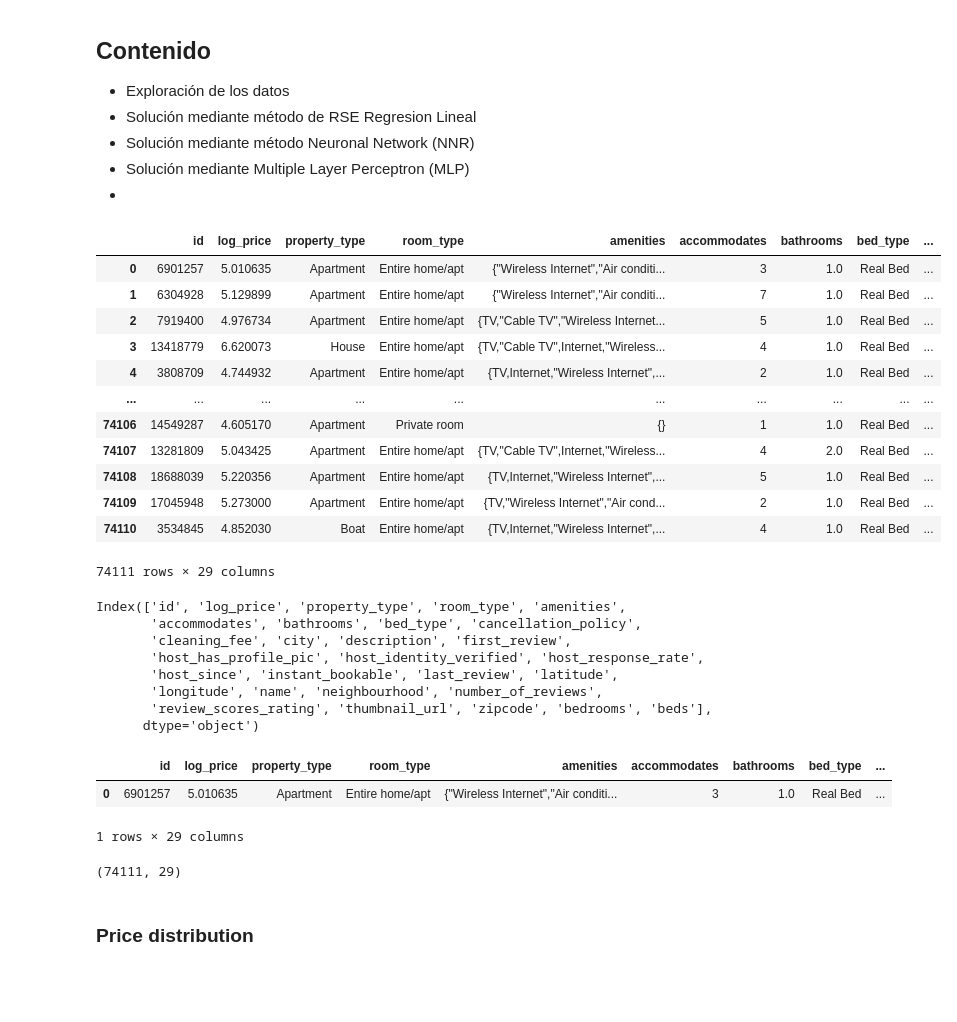
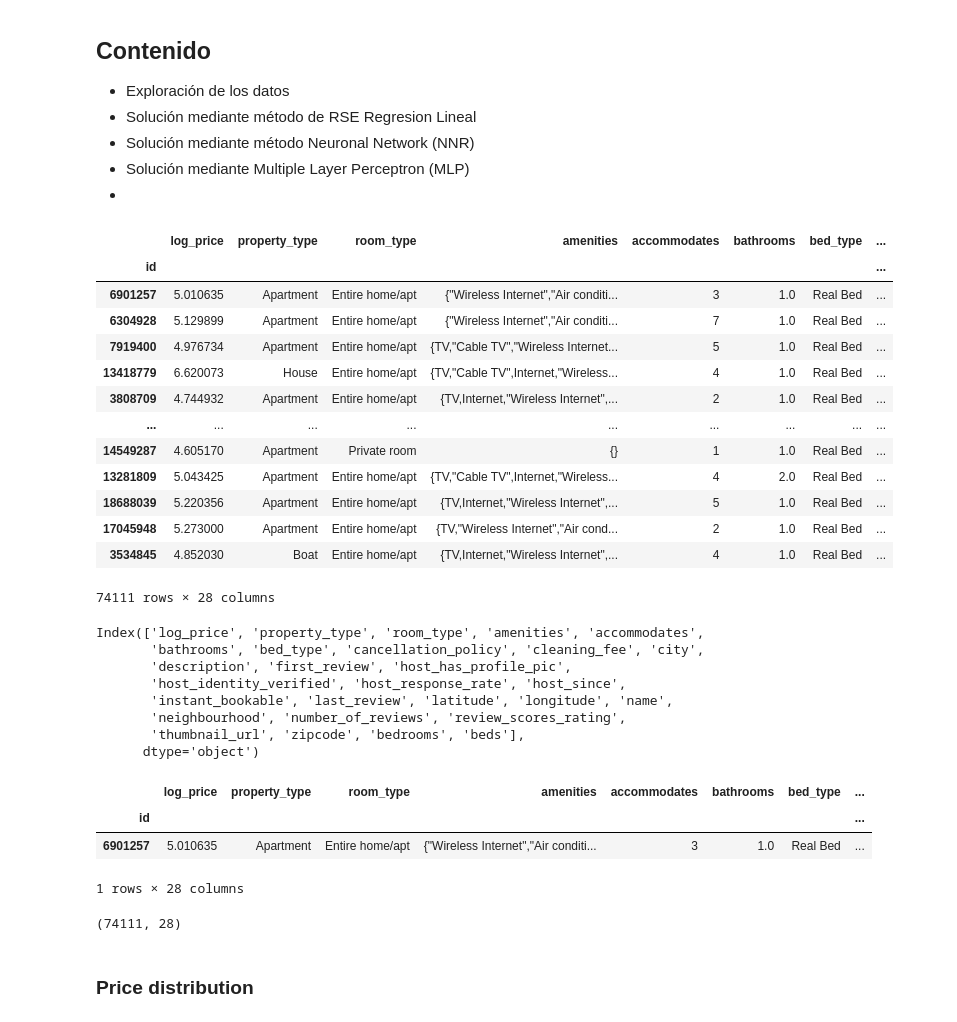
Before and after one commit to MrtC101/ia2, a Jupyter notebook: 9-NeuronalNetworkRegression.ipynb, the cells around one changed output. Drawn from its saved outputs; the diff is of its cells as text; code cells hidden in the pictures; blank space fills up the shorter version.

```diff
--- a/9-NeuronalNetworkRegression.ipynb
+++ b/9-NeuronalNetworkRegression.ipynb
@@ -15,43 +15,45 @@ import numpy as np
 import pandas as pd
 import matplotlib as mpt
 # %%
-df = pd.read_csv('./train.csv')
+df = pd.read_csv('./train.csv',index_col="id")
 df
 # %% [output]
-|  | id | log_price | property_type | room_type | amenities | accommodates | bathrooms | bed_type | ... |
-| 0 | 6901257 | 5.010635 | Apartment | Entire home/apt | {"Wireless Internet","Air conditi... | 3 | 1.0 | Real Bed | ... |
-| 1 | 6304928 | 5.129899 | Apartment | Entire home/apt | {"Wireless Internet","Air conditi... | 7 | 1.0 | Real Bed | ... |
-| 2 | 7919400 | 4.976734 | Apartment | Entire home/apt | {TV,"Cable TV","Wireless Internet... | 5 | 1.0 | Real Bed | ... |
-| 3 | 13418779 | 6.620073 | House | Entire home/apt | {TV,"Cable TV",Internet,"Wireless... | 4 | 1.0 | Real Bed | ... |
-| 4 | 3808709 | 4.744932 | Apartment | Entire home/apt | {TV,Internet,"Wireless Internet",... | 2 | 1.0 | Real Bed | ... |
-| ... | ... | ... | ... | ... | ... | ... | ... | ... | ... |
-| 74106 | 14549287 | 4.605170 | Apartment | Private room | {} | 1 | 1.0 | Real Bed | ... |
-| 74107 | 13281809 | 5.043425 | Apartment | Entire home/apt | {TV,"Cable TV",Internet,"Wireless... | 4 | 2.0 | Real Bed | ... |
-| 74108 | 18688039 | 5.220356 | Apartment | Entire home/apt | {TV,Internet,"Wireless Internet",... | 5 | 1.0 | Real Bed | ... |
-| 74109 | 17045948 | 5.273000 | Apartment | Entire home/apt | {TV,"Wireless Internet","Air cond... | 2 | 1.0 | Real Bed | ... |
-| 74110 | 3534845 | 4.852030 | Boat | Entire home/apt | {TV,Internet,"Wireless Internet",... | 4 | 1.0 | Real Bed | ... |
+|  | log_price | property_type | room_type | amenities | accommodates | bathrooms | bed_type | ... |
+| id |  |  |  |  |  |  |  | ... |
+| 6901257 | 5.010635 | Apartment | Entire home/apt | {"Wireless Internet","Air conditi... | 3 | 1.0 | Real Bed | ... |
+| 6304928 | 5.129899 | Apartment | Entire home/apt | {"Wireless Internet","Air conditi... | 7 | 1.0 | Real Bed | ... |
+| 7919400 | 4.976734 | Apartment | Entire home/apt | {TV,"Cable TV","Wireless Internet... | 5 | 1.0 | Real Bed | ... |
+| 13418779 | 6.620073 | House | Entire home/apt | {TV,"Cable TV",Internet,"Wireless... | 4 | 1.0 | Real Bed | ... |
+| 3808709 | 4.744932 | Apartment | Entire home/apt | {TV,Internet,"Wireless Internet",... | 2 | 1.0 | Real Bed | ... |
+| ... | ... | ... | ... | ... | ... | ... | ... | ... |
+| 14549287 | 4.605170 | Apartment | Private room | {} | 1 | 1.0 | Real Bed | ... |
+| 13281809 | 5.043425 | Apartment | Entire home/apt | {TV,"Cable TV",Internet,"Wireless... | 4 | 2.0 | Real Bed | ... |
+| 18688039 | 5.220356 | Apartment | Entire home/apt | {TV,Internet,"Wireless Internet",... | 5 | 1.0 | Real Bed | ... |
+| 17045948 | 5.273000 | Apartment | Entire home/apt | {TV,"Wireless Internet","Air cond... | 2 | 1.0 | Real Bed | ... |
+| 3534845 | 4.852030 | Boat | Entire home/apt | {TV,Internet,"Wireless Internet",... | 4 | 1.0 | Real Bed | ... |
-74111 rows × 29 columns
+74111 rows × 28 columns
 # %%
 df.columns
 # %% [output]
-Index(['id', 'log_price', 'property_type', 'room_type', 'amenities',
-       'accommodates', 'bathrooms', 'bed_type', 'cancellation_policy',
-       'cleaning_fee', 'city', 'description', 'first_review',
-       'host_has_profile_pic', 'host_identity_verified', 'host_response_rate',
-       'host_since', 'instant_bookable', 'last_review', 'latitude',
-       'longitude', 'name', 'neighbourhood', 'number_of_reviews',
-       'review_scores_rating', 'thumbnail_url', 'zipcode', 'bedrooms', 'beds'],
+Index(['log_price', 'property_type', 'room_type', 'amenities', 'accommodates',
+       'bathrooms', 'bed_type', 'cancellation_policy', 'cleaning_fee', 'city',
+       'description', 'first_review', 'host_has_profile_pic',
+       'host_identity_verified', 'host_response_rate', 'host_since',
+       'instant_bookable', 'last_review', 'latitude', 'longitude', 'name',
+       'neighbourhood', 'number_of_reviews', 'review_scores_rating',
+       'thumbnail_url', 'zipcode', 'bedrooms', 'beds'],
       dtype='object')
 # %%
 df[:1]
 # %% [output]
-|  | id | log_price | property_type | room_type | amenities | accommodates | bathrooms | bed_type | ... |
-| 0 | 6901257 | 5.010635 | Apartment | Entire home/apt | {"Wireless Internet","Air conditi... | 3 | 1.0 | Real Bed | ... |
+|  | log_price | property_type | room_type | amenities | accommodates | bathrooms | bed_type | ... |
+| id |  |  |  |  |  |  |  | ... |
+| 6901257 | 5.010635 | Apartment | Entire home/apt | {"Wireless Internet","Air conditi... | 3 | 1.0 | Real Bed | ... |
-1 rows × 29 columns
+1 rows × 28 columns
 # %%
 df.shape
 # %% [output]
-(74111, 29)
+(74111, 28)
 # %% [markdown]
 ### Price distribution
 # %%
```
Also changed, not shown: parts of 23 cells of this notebook.
